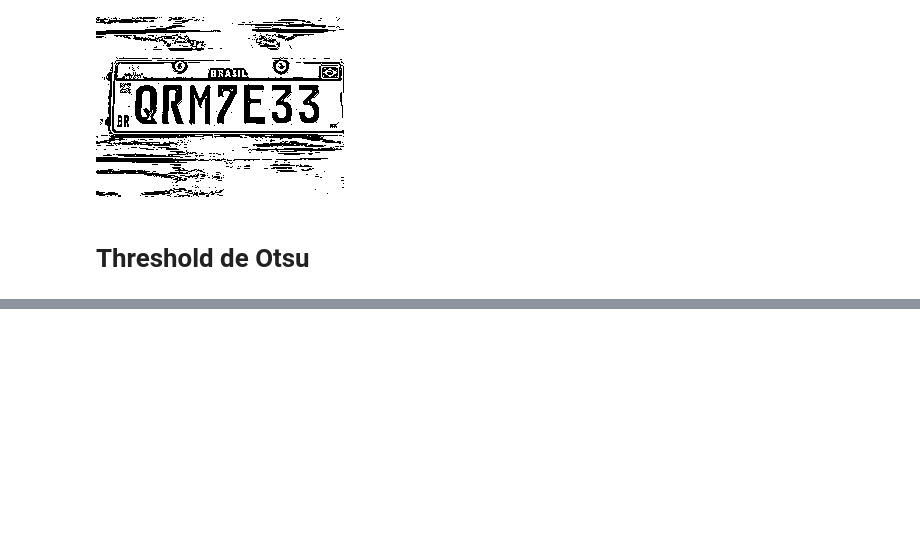
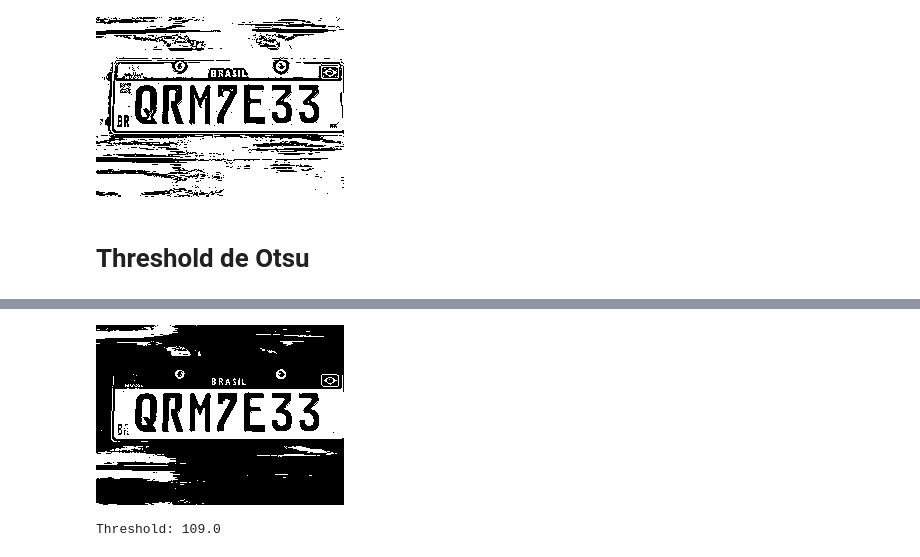
Before and after one commit to joseevitor/Detectando_PlacasdeCarro, a Jupyter notebook: Placas.ipynb, the cells around one changed output, grey strips where cells are left out. Drawn from its saved outputs; the diff is of its cells as text; code cells hidden in the pictures; blank space fills up the shorter version.

```diff
--- a/Placas.ipynb
+++ b/Placas.ipynb
@@ -199,0 +207,7 @@ AttributeError: 'list' object has no attribute 'clip'
+# %%
+value, th_otsu = cv2.threshold(gray, 0, 255, cv2.THRESH_BINARY | cv2.THRESH_OTSU)
+cv2_imshow(th_otsu)
+print(f"Threshold: {value}")
+# %% [output]
+[figure, added]
+Threshold: 109.0
```
Also changed, not shown: parts of 7 cells of this notebook.
